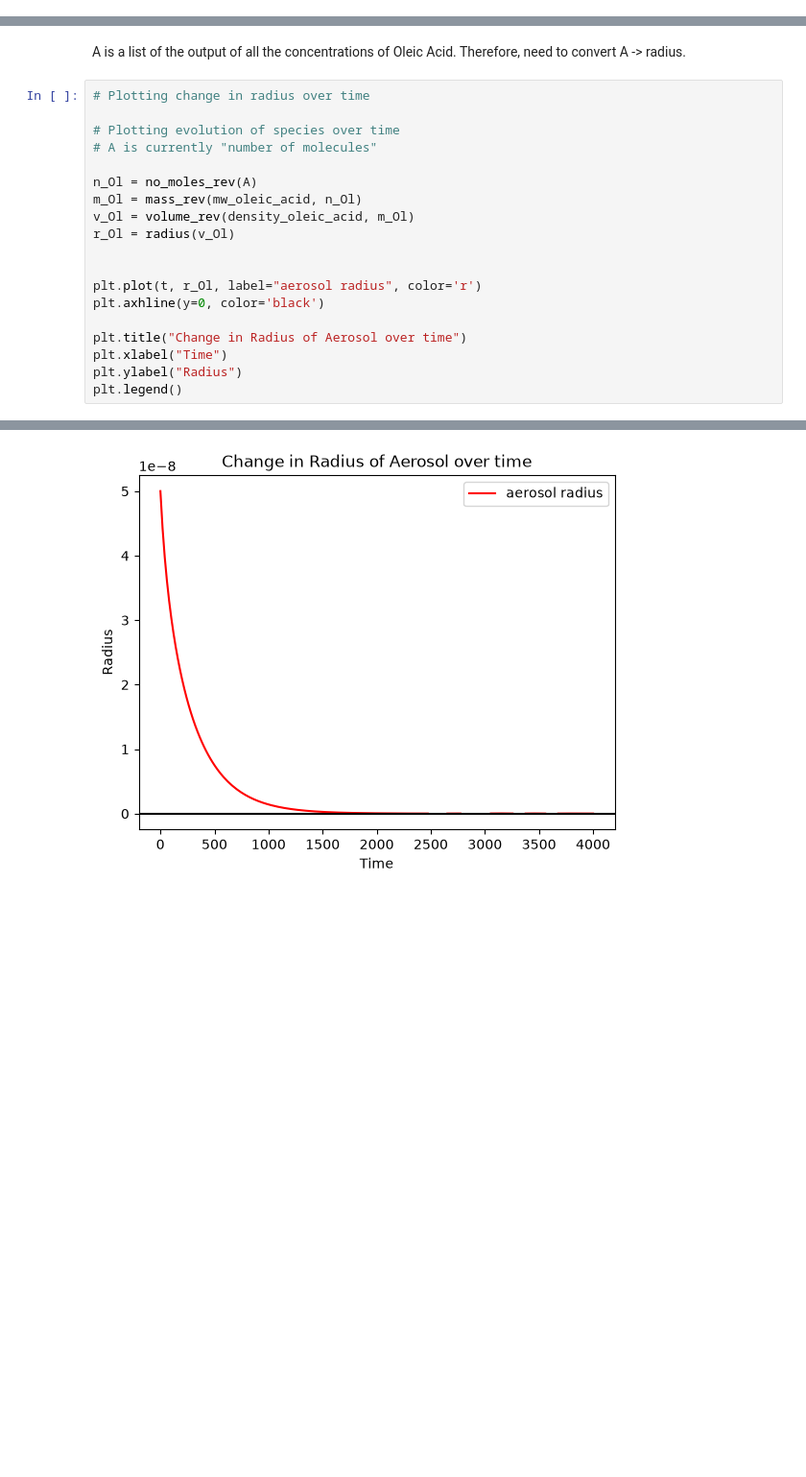
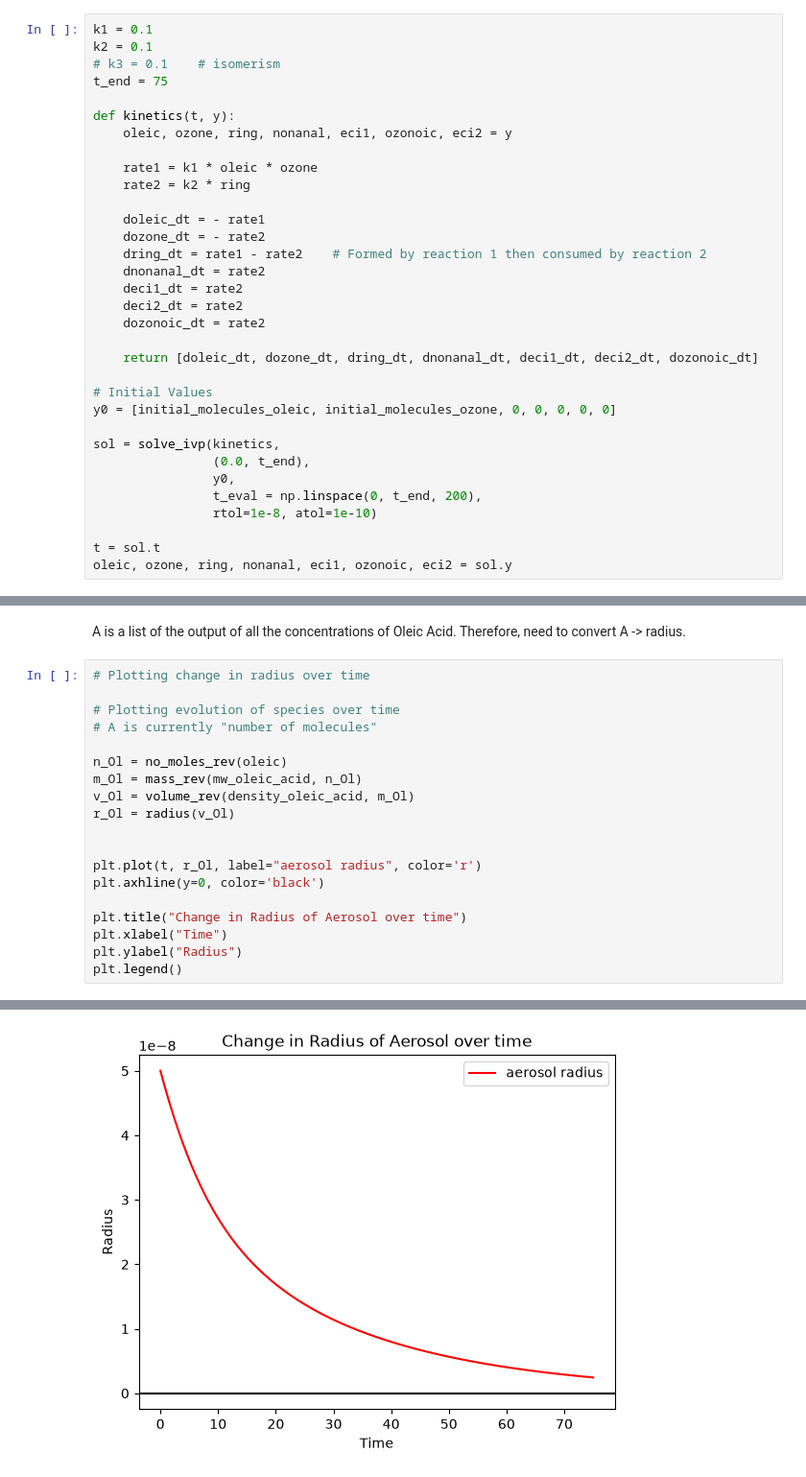
Before and after one commit to rosefernandesx/oleic_acid_model, a Jupyter notebook: adv_kin_model.ipynb, the cells around one changed output, grey strips where cells are left out. Shown at 96% size. Drawn from its saved outputs; the diff is of its cells as text; blank space fills up the shorter version.

Commit message:
Now kinetics of the formation and loss of ozonide complete, with formation of secondary Criegee Intermediates. Method is now present to easily add more steps of the reaction.

```diff
--- a/adv_kin_model.ipynb
+++ b/adv_kin_model.ipynb
@@ -143,0 +102,33 @@ plt.show()
+# %%
+k1 = 0.1
+k2 = 0.1
+# k3 = 0.1    # isomerism
+t_end = 75
+
+def kinetics(t, y):
+    oleic, ozone, ring, nonanal, eci1, ozonoic, eci2 = y
+
+    rate1 = k1 * oleic * ozone
+    rate2 = k2 * ring
+
+    doleic_dt = - rate1
+    dozone_dt = - rate2
+    dring_dt = rate1 - rate2    # Formed by reaction 1 then consumed by reaction 2
+    dnonanal_dt = rate2
+    deci1_dt = rate2
+    deci2_dt = rate2
+    dozonoic_dt = rate2
+
+    return [doleic_dt, dozone_dt, dring_dt, dnonanal_dt, deci1_dt, deci2_dt, dozonoic_dt]
+
+# Initial Values
+y0 = [initial_molecules_oleic, initial_molecules_ozone, 0, 0, 0, 0, 0]
+
+sol = solve_ivp(kinetics,
+                (0.0, t_end),
+                y0,
+                t_eval = np.linspace(0, t_end, 200),
+                rtol=1e-8, atol=1e-10)
+
+t = sol.t
+oleic, ozone, ring, nonanal, eci1, ozonoic, eci2 = sol.y
@@ -146,22 +152,22 @@ A is a list of the output of all the concentrations of Oleic Acid. Therefore, ne
 # %%
 # Plotting change in radius over time
 
 # Plotting evolution of species over time
 # A is currently "number of molecules"
 
-n_Ol = no_moles_rev(A)
+n_Ol = no_moles_rev(oleic)
 m_Ol = mass_rev(mw_oleic_acid, n_Ol)
 v_Ol = volume_rev(density_oleic_acid, m_Ol)
 r_Ol = radius(v_Ol)
 
 
 plt.plot(t, r_Ol, label="aerosol radius", color='r')
 plt.axhline(y=0, color='black')
 
 plt.title("Change in Radius of Aerosol over time")
 plt.xlabel("Time")
 plt.ylabel("Radius")
 plt.legend()
 # %% [output]
 <matplotlib.legend.Legend at 0x...>
-[figure, old version]
+[figure, new version]
```
Also changed, not shown: parts of 3 cells of this notebook.
